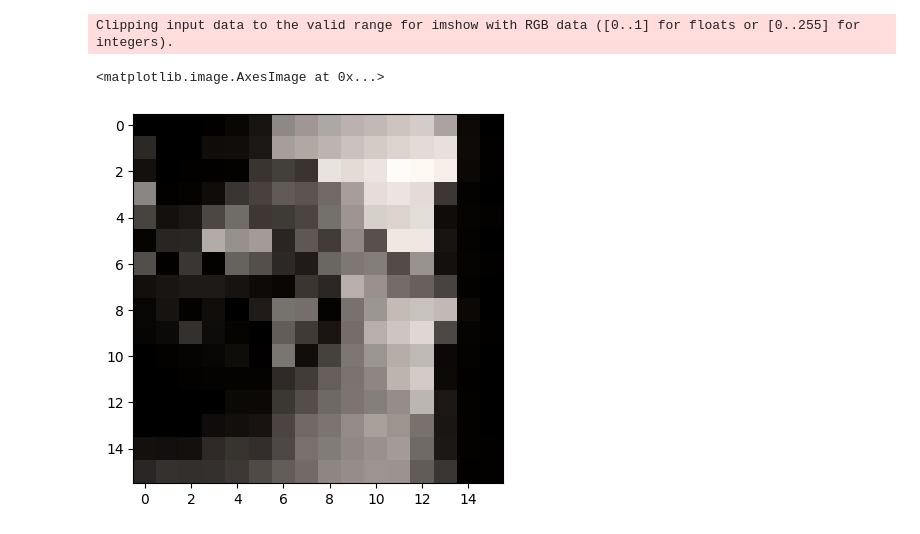
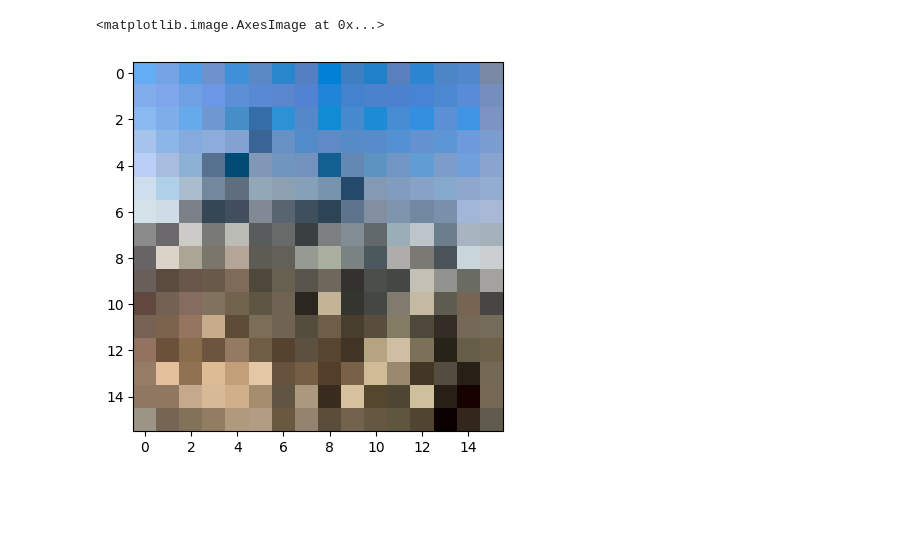
Before and after one commit to jlombino/ColorizerTorchPort, a Jupyter notebook: colors.ipynb, the cells around one changed output. Saved outputs shown, nothing was run; the diff lists cells and outputs as text; code cells hidden in the pictures; blank space fills up the shorter version.

Commit message:
Fixed color space conversion issue

```diff
--- a/colors.ipynb
+++ b/colors.ipynb
@@ -140,9 +137,7 @@ class Generator(nn.Module):
         self.input = nn.Conv2d(in_channels = 1,out_channels = 16, kernel_size = 5,
                                padding= 2).to('cuda')
 
-        self.output = nn.Sequential(
-            nn.ConvTranspose2d(in_channels = 32, out_channels=2, kernel_size=1, stride=1),
-            nn.Tanh()).to('cuda')
+        self.finalconv = nn.ConvTranspose2d(in_channels = 32, out_channels=2, kernel_size=1, stride=1).to('cuda')
 
         self.apply(self.__init_weights)
 
@@ -205,28 +200,30 @@ class Generator(nn.Module):
             conv = layer(conv, skips[-(idx+2)])
             #print(conv.shape)
 
-        out = self.output(conv)
+        out = self.finalconv(conv)
+        out = F.tanh(out)
         # print(out.size())
         #print(out.shape)
         return out
 
     def colorize(self, x):
 
-        predictions = self.forward(x)
-        predictions = torch.cat((x, predictions),1)
-        predictions = torch.add(predictions.mul(128),127)
-        predictions = kornia.color.lab_to_rgb(torch.squeeze(predictions),0)
-        predictions = torch.floor(predictions.movedim(0,-1)).to(torch.long)
+        predictions = self.forward(x).detach()
+        x_adj = torch.add(x*50,50).to(torch.long)
+        predictions = (predictions * 128).to(torch.long)
+        image = torch.cat((x_adj, predictions),1)
+        image = kornia.color.lab_to_rgb(torch.squeeze(image,0))
+        image = image.movedim(0,-1)
 
-        return predictions
+        return image
 # %%
 gen = Generator(h_image_size, h_max_allowable_filters).to('cuda')
 optimizer = torch.optim.Adam(gen.parameters(), lr=0.0001)
 train_dataset = image_dataset(h_batch_size, train_dir, training=True)
 test_dataset = image_dataset(16, test_dir, training=False)
 
-epochs = 5
-saves = 5
+epochs = 30
+saves = 10
 saved_epochs = []
 losses = []
 # %%
@@ -253,7 +250,7 @@ for epoch in tqdm(range(epochs)):
         x, y = test_dataset.load_image_number(42)
         x, y = x.to('cuda'), y.to('cuda')
         predictions = gen.colorize(x)
-        saved_epochs.append(predictions.to('cpu').detach().numpy())
+        saved_epochs.append(predictions.to('cpu').numpy())
 
         gen.train()
 
@@ -278,12 +275,11 @@ plt.plot(range(len(losses)),losses)
 # %%
-x, y = train_dataset.load_image_number(12)
+x, y = train_dataset.load_image_number(42)
 x, y = x.to('cuda'), y.to('cuda')
 predictions = gen.colorize(x)
 plt.imshow(predictions.to('cpu').detach().numpy())
 # %% [output]
-Clipping input data to the valid range for imshow with RGB data ([0..1] for floats or [0..255] for integers).
+<matplotlib.image.AxesImage at 0x...>
-<matplotlib.image.AxesImage at 0x...>
-[figure, old version]
+[figure, new version]
 # %%
 from torchview import draw_graph
 # %%
```
Also changed, not shown: parts of 4 cells of this notebook.
